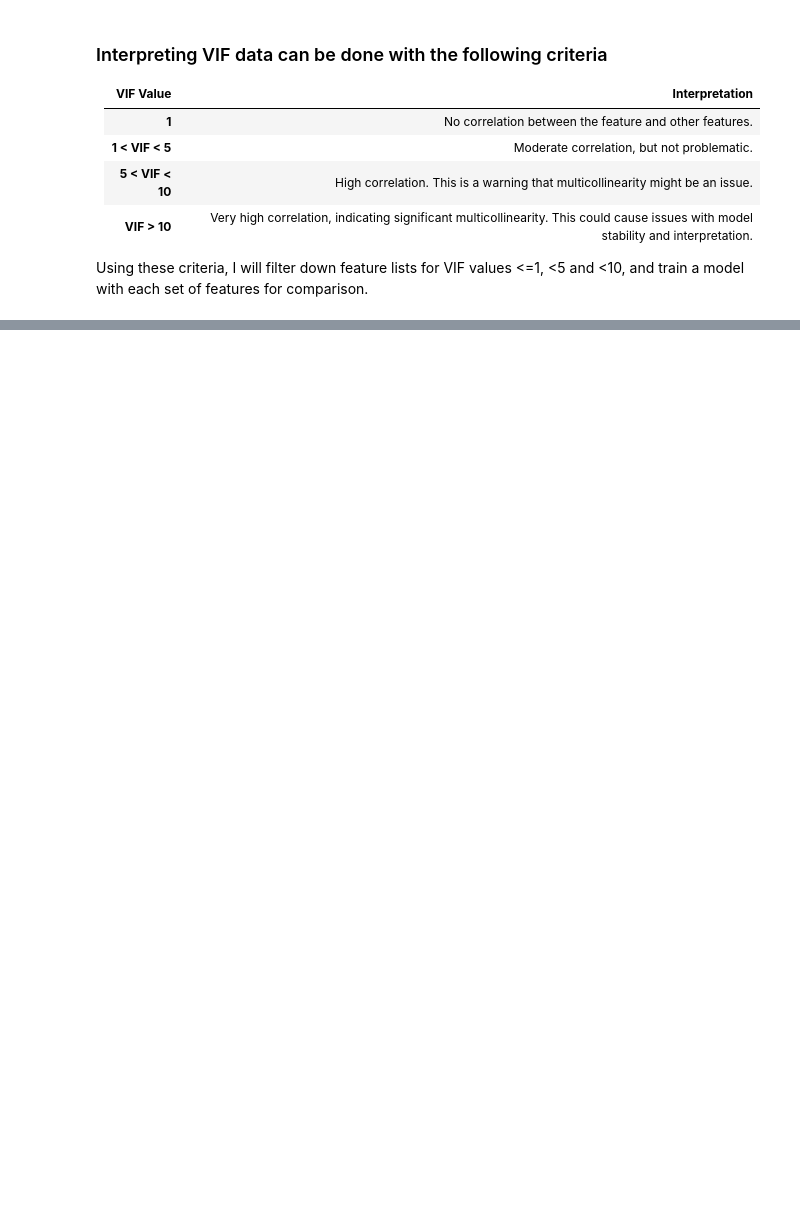
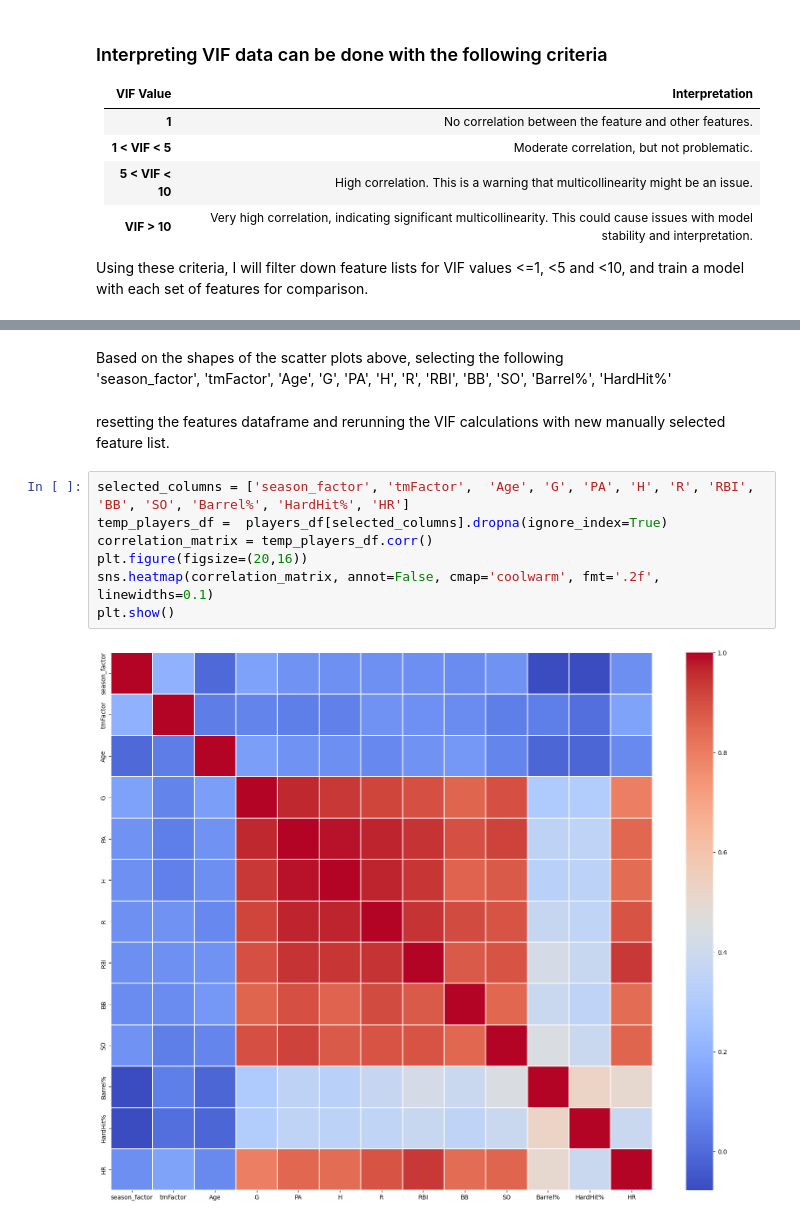
Before and after one commit to N-Janick/BE2100_HR_predictions_ML_project, a Jupyter notebook: notebooks/modeling/proposed_features.ipynb, the cells around one changed output, grey strips where cells are left out. Saved outputs shown, nothing was run; the diff lists cells and outputs as text; blank space fills up the shorter version.

```diff
--- a/notebooks/modeling/proposed_features.ipynb
+++ b/notebooks/modeling/proposed_features.ipynb
@@ -363,0 +486,14 @@ Index: [0, 1, 2, 3, 4, 5, 6, 7, 8, 9, 10, 11, 12, 13, 14, 15, 16, 17, 18, 19, 20
+# %% [markdown]
+Based on the shapes of the scatter plots above, selecting the following
+'season_factor', 'tmFactor',  'Age', 'G', 'PA', 'H', 'R', 'RBI', 'BB', 'SO', 'Barrel%', 'HardHit%'
+# %% [markdown]
+resetting the features dataframe and rerunning the VIF calculations with new manually selected feature list.
+# %%
+selected_columns = ['season_factor', 'tmFactor',  'Age', 'G', 'PA', 'H', 'R', 'RBI', 'BB', 'SO', 'Barrel%', 'HardHit%', 'HR']
+temp_players_df =  players_df[selected_columns].dropna(ignore_index=True)
+correlation_matrix = temp_players_df.corr()
+plt.figure(figsize=(20,16))
+sns.heatmap(correlation_matrix, annot=False, cmap='coolwarm', fmt='.2f', linewidths=0.1)
+plt.show()
+# %% [output]
+[figure, added]
```
Also changed, not shown: parts of 46 cells of this notebook, 24 other files.
